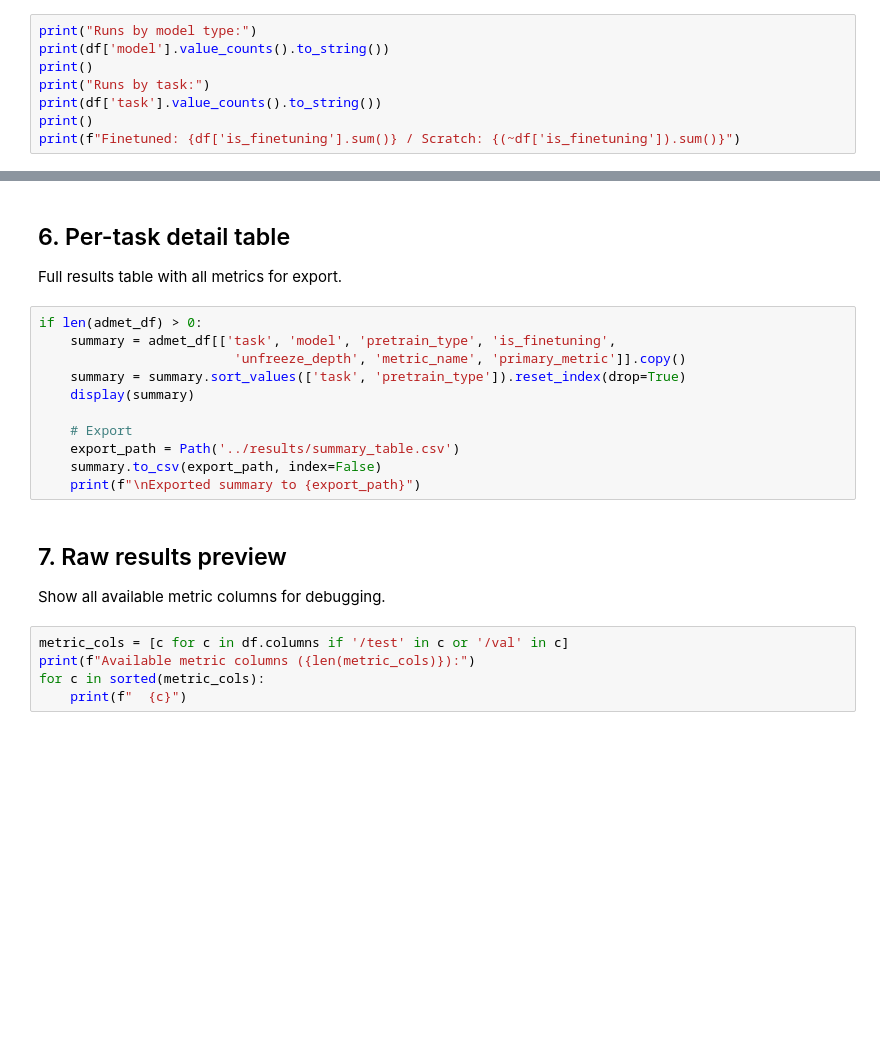
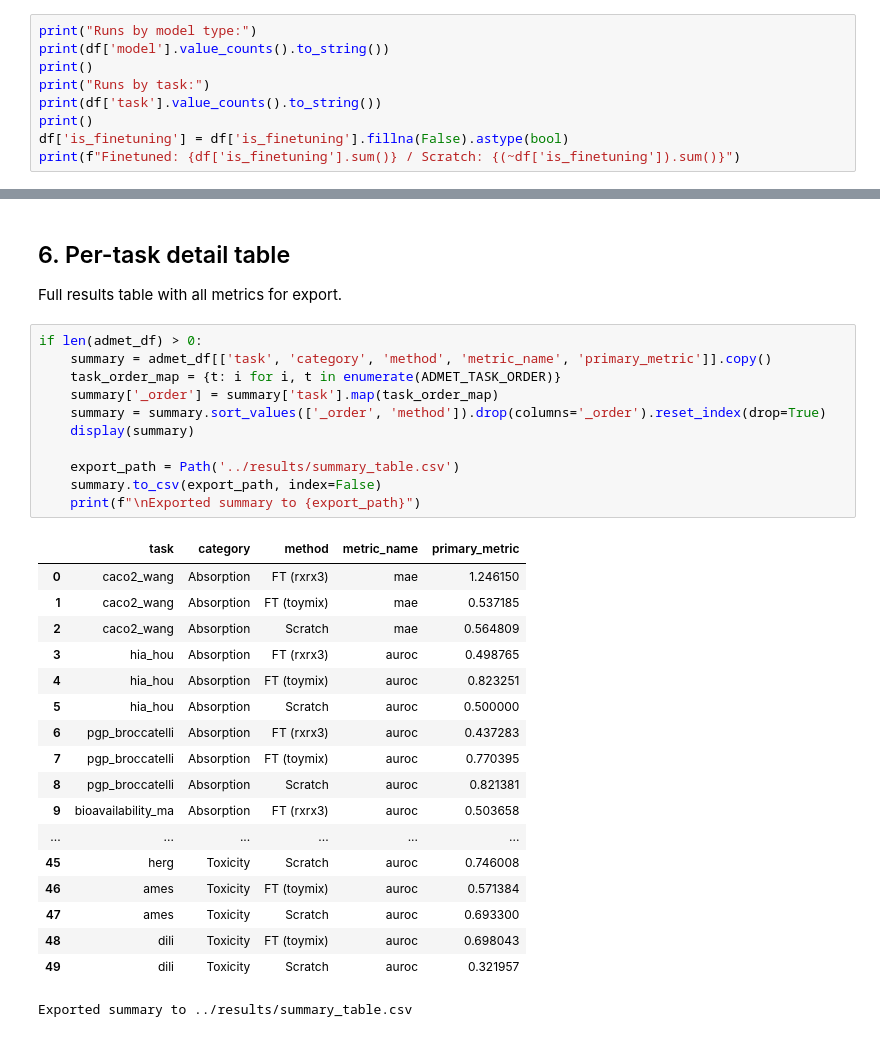
Before and after one commit to seonghyun26/graphium, a Jupyter notebook: notebooks/00_results_dashboard.ipynb, the cells around one changed output, grey strips where cells are left out. Drawn from its saved outputs; the diff is of its cells as text; blank space fills up the shorter version.

```diff
--- a/notebooks/00_results_dashboard.ipynb
+++ b/notebooks/00_results_dashboard.ipynb
@@ -33,4 +43,5 @@ print()
 print("Runs by task:")
 print(df['task'].value_counts().to_string())
 print()
+df['is_finetuning'] = df['is_finetuning'].fillna(False).astype(bool)
 print(f"Finetuned: {df['is_finetuning'].sum()} / Scratch: {(~df['is_finetuning']).sum()}")
@@ -255,21 +417,31 @@ else:
 Full results table with all metrics for export.
 # %%
 if len(admet_df) > 0:
-    summary = admet_df[['task', 'model', 'pretrain_type', 'is_finetuning',
-                         'unfreeze_depth', 'metric_name', 'primary_metric']].copy()
-    summary = summary.sort_values(['task', 'pretrain_type']).reset_index(drop=True)
+    summary = admet_df[['task', 'category', 'method', 'metric_name', 'primary_metric']].copy()
+    task_order_map = {t: i for i, t in enumerate(ADMET_TASK_ORDER)}
+    summary['_order'] = summary['task'].map(task_order_map)
+    summary = summary.sort_values(['_order', 'method']).drop(columns='_order').reset_index(drop=True)
     display(summary)
 
-    # Export
     export_path = Path('../results/summary_table.csv')
     summary.to_csv(export_path, index=False)
     print(f"\nExported summary to {export_path}")
+# %% [output]
+|  | task | category | method | metric_name | primary_metric |
+| 0 | caco2_wang | Absorption | FT (rxrx3) | mae | 1.246150 |
+| 1 | caco2_wang | Absorption | FT (toymix) | mae | 0.537185 |
+| 2 | caco2_wang | Absorption | Scratch | mae | 0.564809 |
+| 3 | hia_hou | Absorption | FT (rxrx3) | auroc | 0.498765 |
+| 4 | hia_hou | Absorption | FT (toymix) | auroc | 0.823251 |
+| 5 | hia_hou | Absorption | Scratch | auroc | 0.500000 |
+| 6 | pgp_broccatelli | Absorption | FT (rxrx3) | auroc | 0.437283 |
+| 7 | pgp_broccatelli | Absorption | FT (toymix) | auroc | 0.770395 |
+| 8 | pgp_broccatelli | Absorption | Scratch | auroc | 0.821381 |
+| 9 | bioavailability_ma | Absorption | FT (rxrx3) | auroc | 0.503658 |
+| ... | ... | ... | ... | ... | ... |
+| 45 | herg | Toxicity | Scratch | auroc | 0.746008 |
+| 46 | ames | Toxicity | FT (toymix) | auroc | 0.571384 |
+| 47 | ames | Toxicity | Scratch | auroc | 0.693300 |
+| 48 | dili | Toxicity | FT (toymix) | auroc | 0.698043 |
+| 49 | dili | Toxicity | Scratch | auroc | 0.321957 |
+Exported summary to ../results/summary_table.csv
-# %% [markdown]
-## 7. Raw results preview
-
-Show all available metric columns for debugging.
-# %%
-metric_cols = [c for c in df.columns if '/test' in c or '/val' in c]
-print(f"Available metric columns ({len(metric_cols)}):")
-for c in sorted(metric_cols):
-    print(f"  {c}")
```
Also changed, not shown: parts of 8 cells of this notebook, 28 other files.
